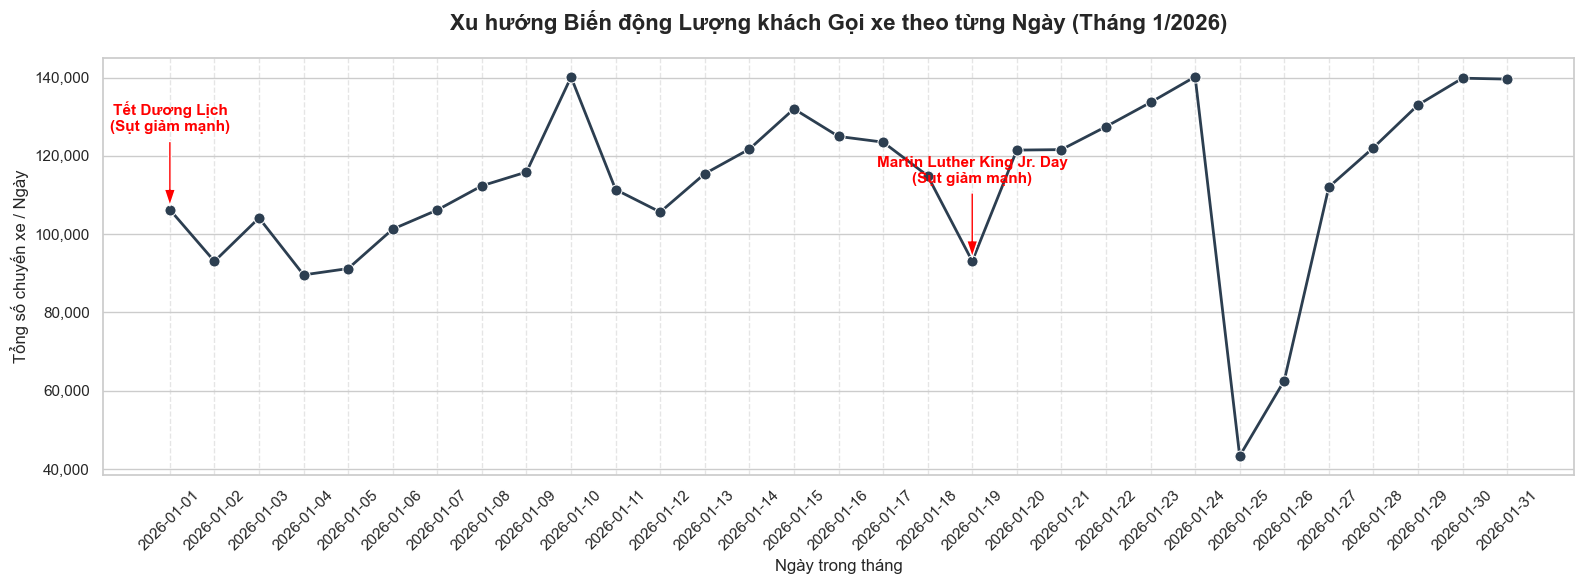
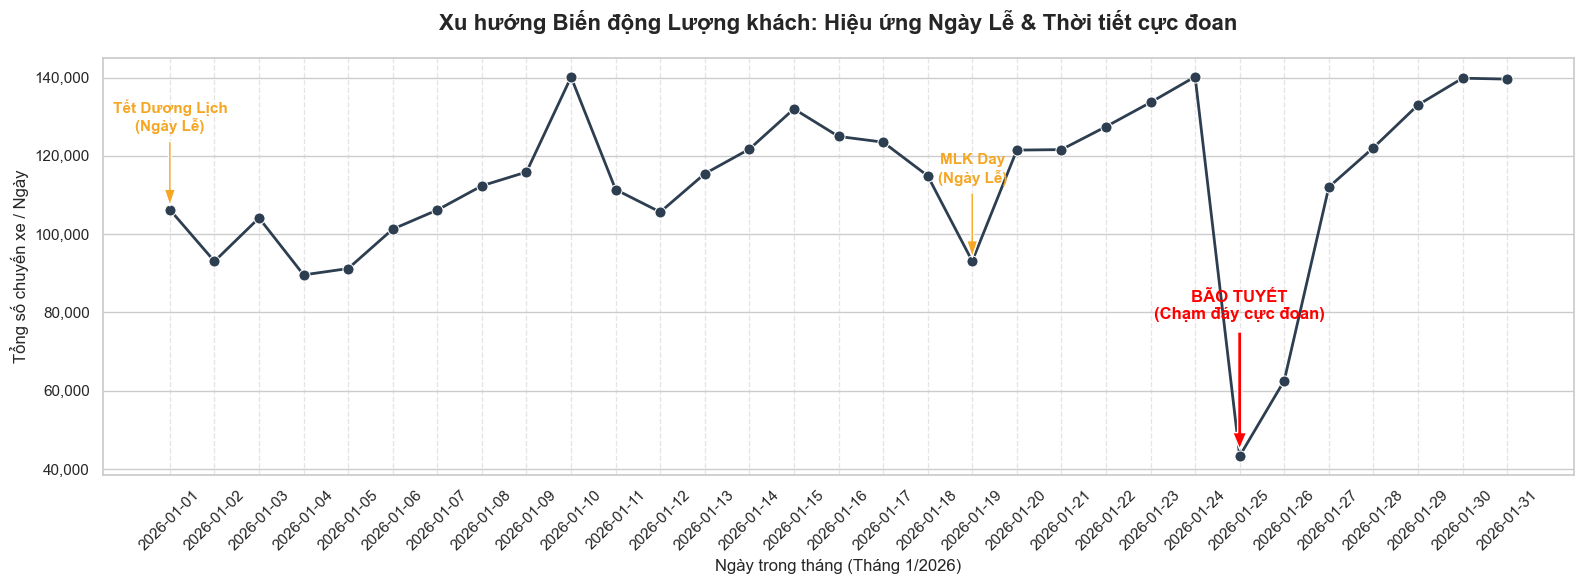
The change to this notebook cell's code, shown as a diff; its figure went from the first image to the second:
--- before
+++ after
@@ -1,41 +1,35 @@
 import datetime
 
-print("--- KHỐI 4: PHÂN TÍCH XU HƯỚNG THEO NGÀY (DAILY TREND) ---")
+print("--- KHỐI 4: PHÂN TÍCH XU HƯỚNG THEO NGÀY (DAILY TREND - UPDATE THEO SỰ TINH MẮT CỦA USER) ---")
 
-# Tính tổng số chuyến xe theo từng ngày
 daily_trend = df.groupby('pickup_date').size().reset_index(name='trip_count')
-
-# Khởi tạo khung biểu đồ
 plt.figure(figsize=(16, 6))
-
-# Vẽ biểu đồ Line (Đường thẳng) với các điểm đánh dấu (marker='o')
 sns.lineplot(data=daily_trend, x='pickup_date', y='trip_count', marker='o', markersize=8, linewidth=2, color='#2C3E50')
 
-# Gắn nhãn đỏ chỉ mũi tên vào 2 ngày Lễ lớn trong Tháng 1/2026
+# 1. Gắn nhãn 2 ngày Lễ chính thức
 holidays = [datetime.date(2026, 1, 1), datetime.date(2026, 1, 19)]
-holiday_names = ['Tết Dương Lịch', 'Martin Luther King Jr. Day']
-
+holiday_names = ['Tết Dương Lịch', 'MLK Day']
 for holiday, name in zip(holidays, holiday_names):
     if holiday in daily_trend['pickup_date'].values:
         holiday_trips = daily_trend[daily_trend['pickup_date'] == holiday]['trip_count'].values[0]
-        plt.annotate(f'{name}\n(Sụt giảm mạnh)', 
-                     xy=(holiday, holiday_trips), 
-                     xytext=(holiday, holiday_trips + 20000), # Đưa chữ lên cao hơn điểm marker
-                     arrowprops=dict(facecolor='red', shrink=0.05, width=2, headwidth=8),
-                     fontsize=11, color='red', weight='bold', ha='center')
+        plt.annotate(f'{name}\n(Ngày Lễ)', xy=(holiday, holiday_trips), xytext=(holiday, holiday_trips + 20000),
+                     arrowprops=dict(facecolor='#F5A623', shrink=0.05, width=2, headwidth=8),
+                     fontsize=11, color='#F5A623', weight='bold', ha='center')
 
-# Trang trí
-plt.title('Xu hướng Biến động Lượng khách Gọi xe theo từng Ngày (Tháng 1/2026)', fontsize=16, fontweight='bold', pad=20)
-plt.xlabel('Ngày trong tháng', fontsize=12)
+# 2. Gắn nhãn BÃO TUYẾT (ANOMALY) vào vực thẳm ngày 25/01 (Theo phát hiện của bạn)
+blizzard_date = datetime.date(2026, 1, 25)
+if blizzard_date in daily_trend['pickup_date'].values:
+    blizzard_trips = daily_trend[daily_trend['pickup_date'] == blizzard_date]['trip_count'].values[0]
+    plt.annotate('BÃO TUYẾT\n(Chạm đáy cực đoan)', xy=(blizzard_date, blizzard_trips), xytext=(blizzard_date, blizzard_trips + 35000),
+                 arrowprops=dict(facecolor='red', shrink=0.05, width=3, headwidth=10),
+                 fontsize=12, color='red', weight='bold', ha='center')
+
+plt.title('Xu hướng Biến động Lượng khách: Hiệu ứng Ngày Lễ & Thời tiết cực đoan', fontsize=16, fontweight='bold', pad=20)
+plt.xlabel('Ngày trong tháng (Tháng 1/2026)', fontsize=12)
 plt.ylabel('Tổng số chuyến xe / Ngày', fontsize=12)
-
-# Ép hiển thị đủ 31 ngày và xoay chéo chữ để không đè lên nhau
 plt.xticks(daily_trend['pickup_date'], rotation=45)
-
-# Định dạng nhãn trục Y có dấu phẩy
 ax = plt.gca()
 ax.yaxis.set_major_formatter(plt.FuncFormatter(lambda x, loc: "{:,}".format(int(x))))
-
-plt.grid(axis='x', linestyle='--', alpha=0.5) # Kẻ đường gióng mờ
+plt.grid(axis='x', linestyle='--', alpha=0.5)
 plt.tight_layout()
 plt.show()

Commit: Complete Week 1 EDA and add Week 2 Experiment Design document